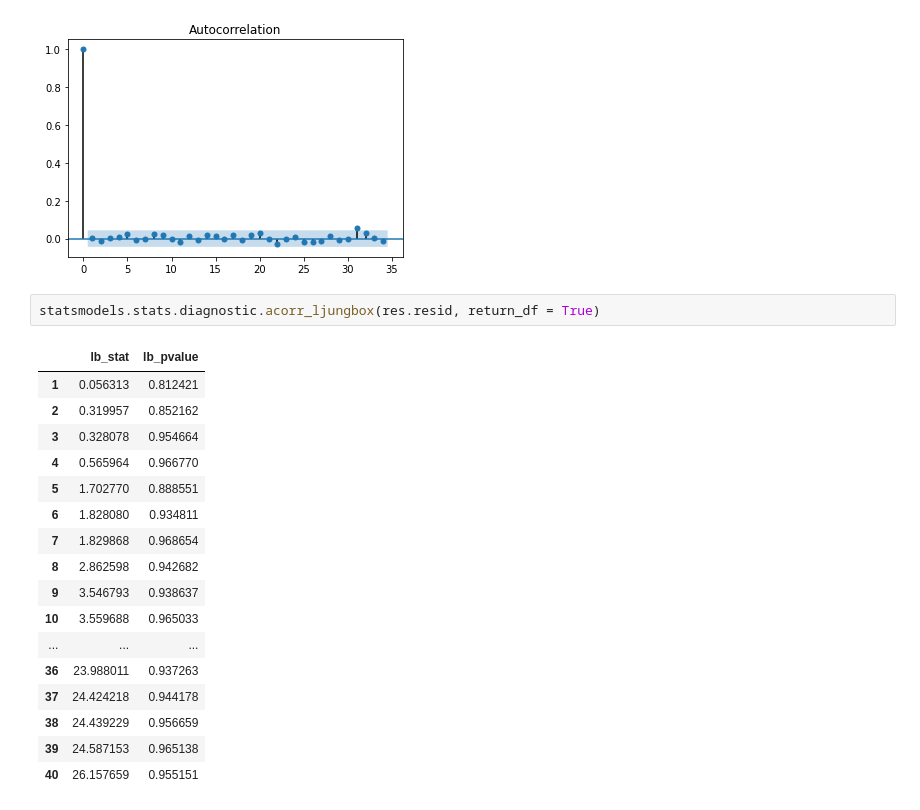
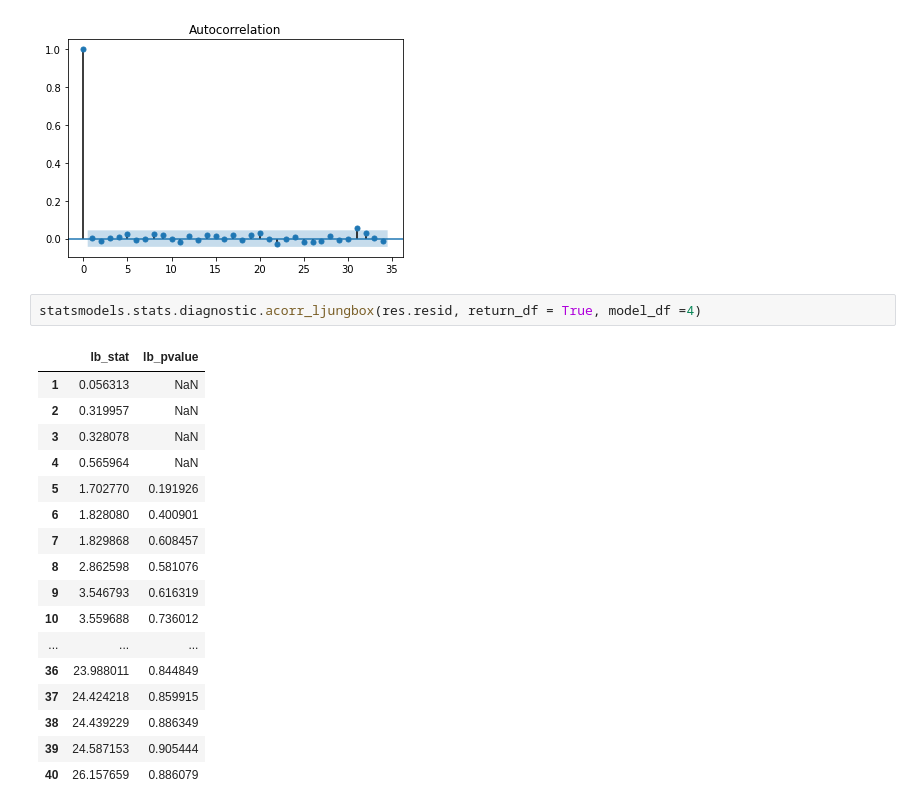
Before and after one commit to y-akbal/Tedu_Time_Series, a Jupyter notebook: W6/W6P4.ipynb, the cells around one changed output. Cells and saved outputs as stored; diff of their text form.

```diff
--- a/W6/W6P4.ipynb
+++ b/W6/W6P4.ipynb
@@ -125,22 +125,22 @@ plot_acf(res.resid);
 # %% [output]
 [figure]
 # %%
-statsmodels.stats.diagnostic.acorr_ljungbox(res.resid, return_df = True)
+statsmodels.stats.diagnostic.acorr_ljungbox(res.resid, return_df = True, model_df =4)
 # %% [output]
 |  | lb_stat | lb_pvalue |
-| 1 | 0.056313 | 0.812421 |
-| 2 | 0.319957 | 0.852162 |
-| 3 | 0.328078 | 0.954664 |
-| 4 | 0.565964 | 0.966770 |
-| 5 | 1.702770 | 0.888551 |
-| 6 | 1.828080 | 0.934811 |
-| 7 | 1.829868 | 0.968654 |
-| 8 | 2.862598 | 0.942682 |
-| 9 | 3.546793 | 0.938637 |
-| 10 | 3.559688 | 0.965033 |
+| 1 | 0.056313 | NaN |
+| 2 | 0.319957 | NaN |
+| 3 | 0.328078 | NaN |
+| 4 | 0.565964 | NaN |
+| 5 | 1.702770 | 0.191926 |
+| 6 | 1.828080 | 0.400901 |
+| 7 | 1.829868 | 0.608457 |
+| 8 | 2.862598 | 0.581076 |
+| 9 | 3.546793 | 0.616319 |
+| 10 | 3.559688 | 0.736012 |
 | ... | ... | ... |
-| 36 | 23.988011 | 0.937263 |
-| 37 | 24.424218 | 0.944178 |
-| 38 | 24.439229 | 0.956659 |
-| 39 | 24.587153 | 0.965138 |
-| 40 | 26.157659 | 0.955151 |
+| 36 | 23.988011 | 0.844849 |
+| 37 | 24.424218 | 0.859915 |
+| 38 | 24.439229 | 0.886349 |
+| 39 | 24.587153 | 0.905444 |
+| 40 | 26.157659 | 0.886079 |
```
Also changed, not shown: parts of 3 cells of this notebook, 2 other files.
